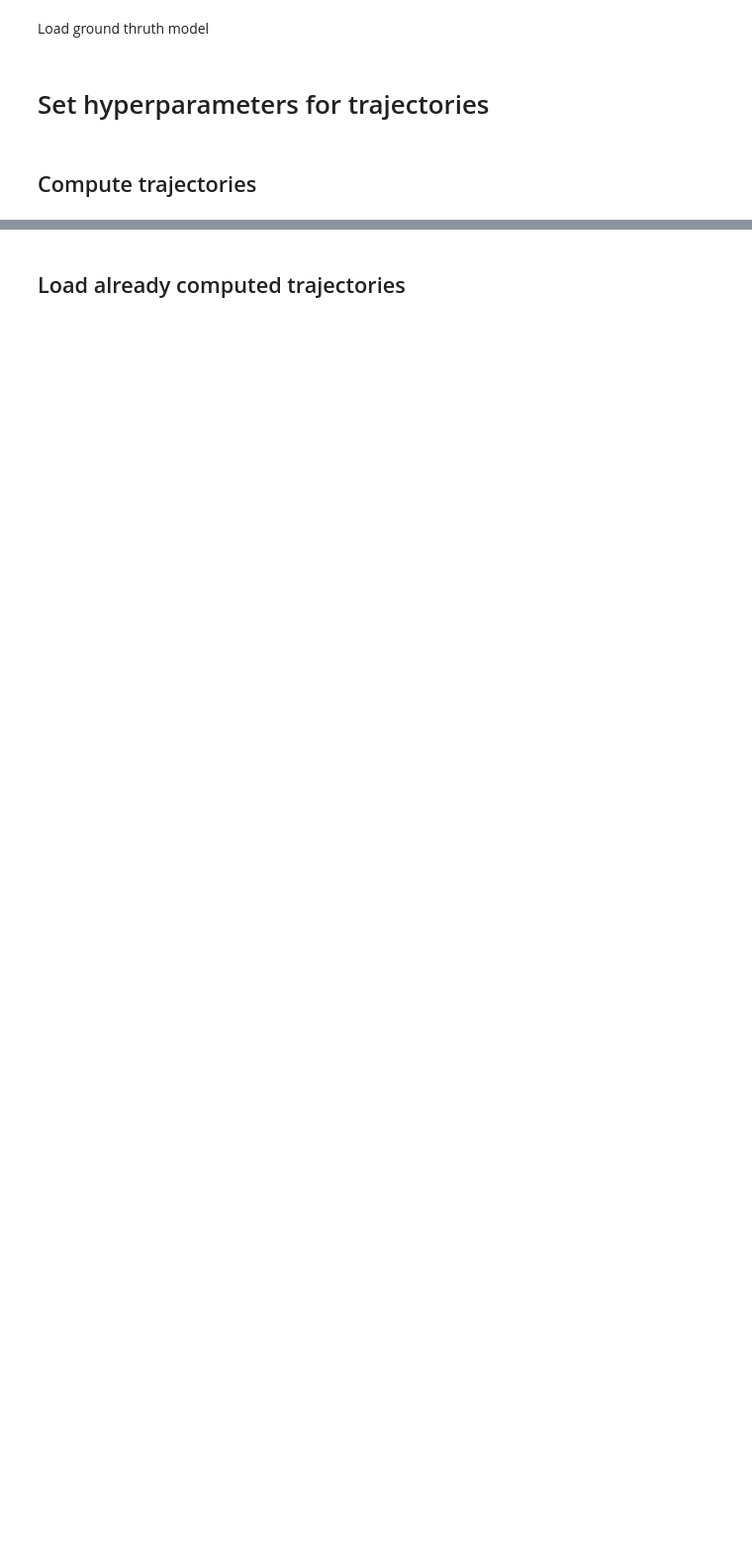
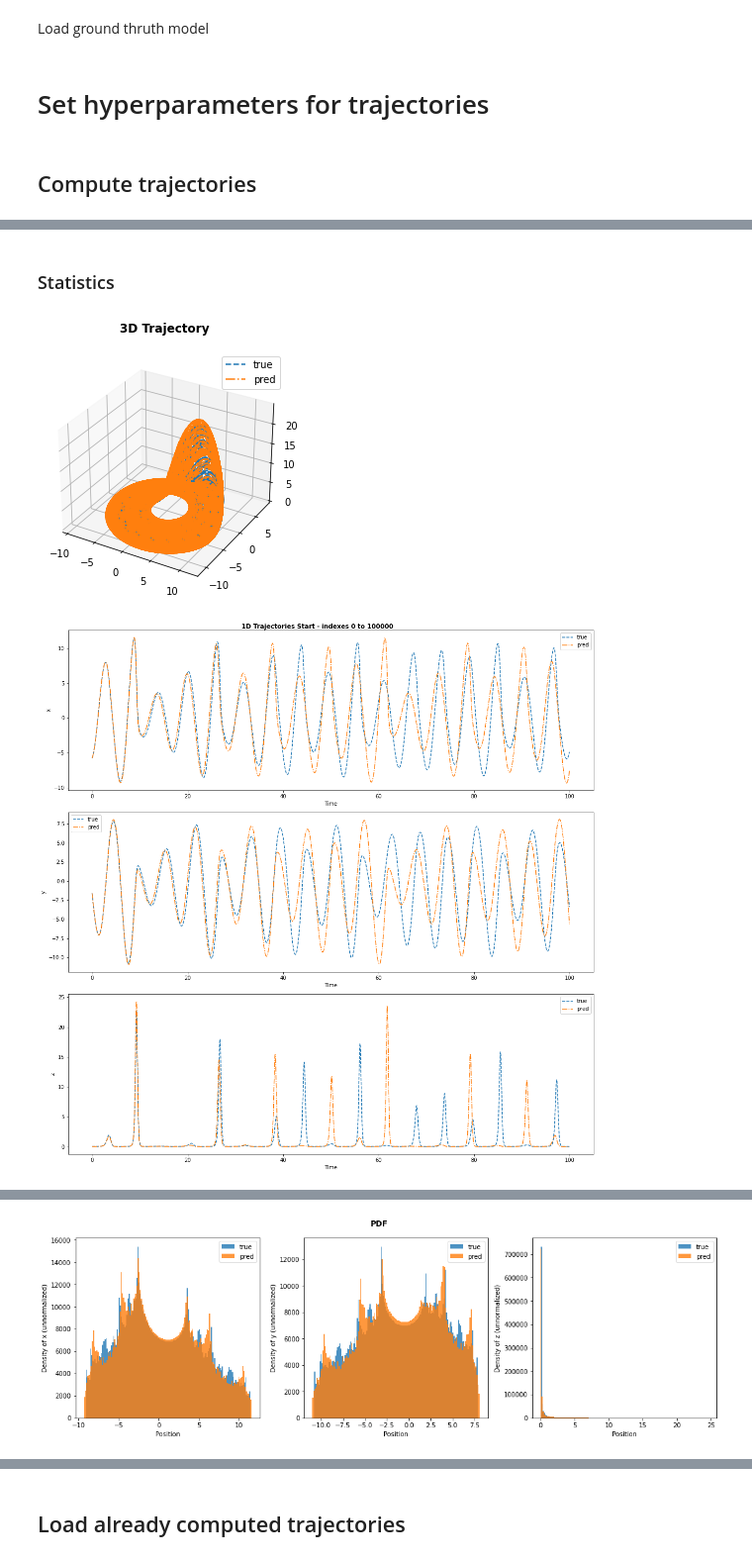
Before and after one commit to SaulLu/DeepLearningTP5, a Jupyter notebook: Code/rendu/visualisation_results.ipynb, the cells around one changed output, grey strips where cells are left out. Shown at 99% size. Cells and saved outputs as stored; diff of their text form; code cells hidden in the pictures; blank space fills up the shorter version.

Commit message:
continue training

```diff
--- a/Code/rendu/visualisation_results.ipynb
+++ b/Code/rendu/visualisation_results.ipynb
@@ -83,0 +88,4 @@ np.save(os.path.join(save_dir_path, "time_list_test.npy"), time_list)
+# %%
+traj_pred = np.load(os.path.join(save_dir_path, "traj_pred_train.npy"))
+traj_true = np.load(os.path.join(save_dir_path, "traj_true_train.npy"))
+time_list = np.load(os.path.join(save_dir_path, "time_list_train.npy"))
@@ -83,0 +94,9 @@ np.save(os.path.join(save_dir_path, "time_list_test.npy"), time_list)
+# %% [markdown]
+### Statistics
+# %%
+stats = Statistics(wandb_logger=None, ts_n=100000)
+stats.add_traj(traj_true=traj_true, traj_pred=traj_pred, time_list=time_list)
+stats.plot_all()
+# %% [output]
+[figure, added]
+[figure, added]
@@ -83,0 +104 @@ np.save(os.path.join(save_dir_path, "time_list_test.npy"), time_list)
+[figure, added]
```
Also changed, not shown: parts of 17 cells of this notebook, 1 other file.
